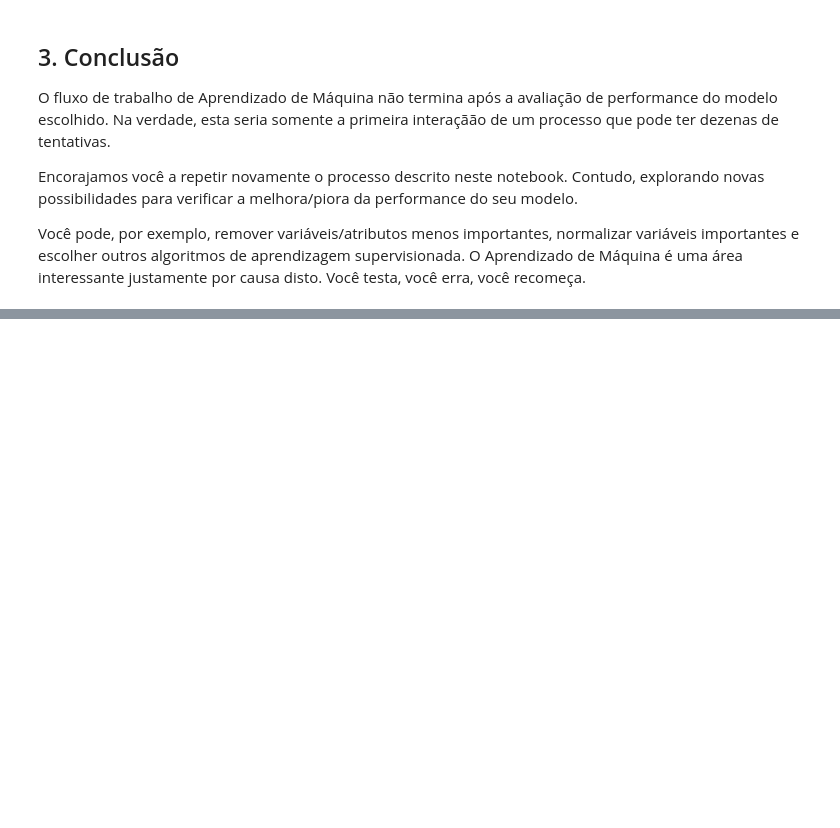
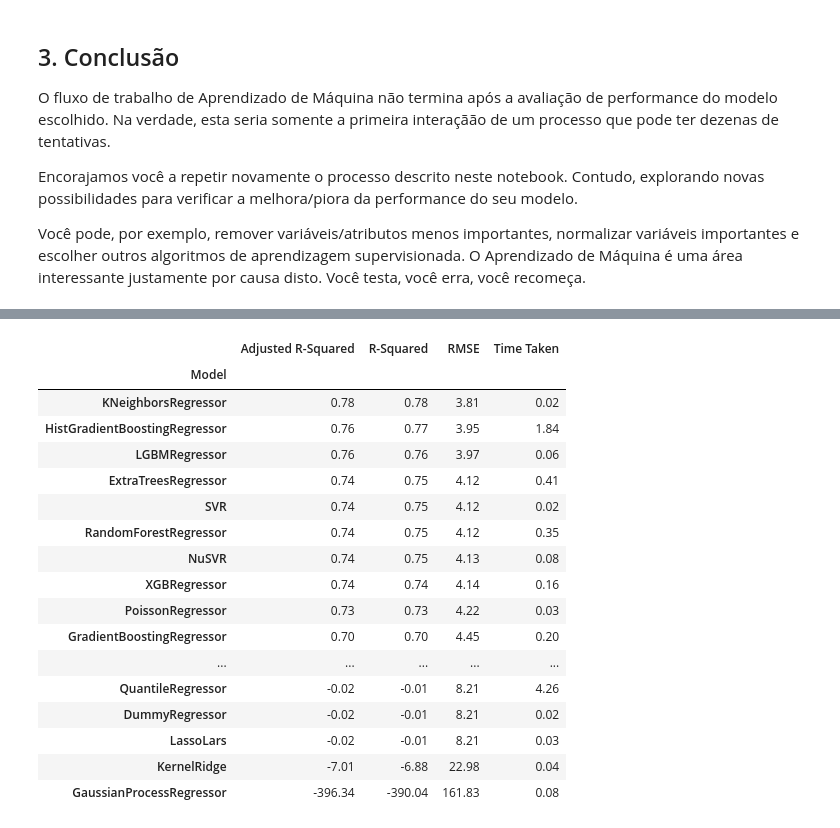
Before and after one commit to EloizioHMD/br-regression-project, a Jupyter notebook: regression-project-br.ipynb, the cells around one changed output, grey strips where cells are left out. Cells and saved outputs as stored; diff of their text form; code cells hidden in the pictures; blank space fills up the shorter version.

```diff
--- a/regression-project-br.ipynb
+++ b/regression-project-br.ipynb
@@ -274,0 +278,5 @@ Após realizar uma investigação superficial*, vamos prosseguir separando nosso
+# %%
+# Insira sua resposta aqui
+train, test = train_test_split(df, train_size=0.8)
+
+X_train, X_test, y_train, y_test = train_test_split(df[['RM','LSTAT']], df['MEDV'])
@@ -282,3 +294,5 @@ Após realizar uma investigação superficial*, vamos prosseguir separando nosso
 2. Passe os dados de treino de X e Y para o modelo.
 # %%
 # Insira sua resposta aqui
+reg = LinearRegression()
+reg.fit(X_train,y_train)
@@ -308,0 +358,6 @@ Você pode, por exemplo, remover variáveis/atributos menos importantes, normali
+# %%
+# Regressão com Lazy
+regl = LazyRegressor(verbose=0,ignore_warnings=True)
+models, predictions = regl.fit(X_train, X_test, y_train, y_test)
+models
+# %% [output]
@@ -308,0 +365,18 @@ Você pode, por exemplo, remover variáveis/atributos menos importantes, normali
+|  | Adjusted R-Squared | R-Squared | RMSE | Time Taken |
+| Model |  |  |  |  |
+| KNeighborsRegressor | 0.78 | 0.78 | 3.81 | 0.02 |
+| HistGradientBoostingRegressor | 0.76 | 0.77 | 3.95 | 1.84 |
+| LGBMRegressor | 0.76 | 0.76 | 3.97 | 0.06 |
+| ExtraTreesRegressor | 0.74 | 0.75 | 4.12 | 0.41 |
+| SVR | 0.74 | 0.75 | 4.12 | 0.02 |
+| RandomForestRegressor | 0.74 | 0.75 | 4.12 | 0.35 |
+| NuSVR | 0.74 | 0.75 | 4.13 | 0.08 |
+| XGBRegressor | 0.74 | 0.74 | 4.14 | 0.16 |
+| PoissonRegressor | 0.73 | 0.73 | 4.22 | 0.03 |
+| GradientBoostingRegressor | 0.70 | 0.70 | 4.45 | 0.20 |
+| ... | ... | ... | ... | ... |
+| QuantileRegressor | -0.02 | -0.01 | 8.21 | 4.26 |
+| DummyRegressor | -0.02 | -0.01 | 8.21 | 0.02 |
+| LassoLars | -0.02 | -0.01 | 8.21 | 0.03 |
+| KernelRidge | -7.01 | -6.88 | 22.98 | 0.04 |
+| GaussianProcessRegressor | -396.34 | -390.04 | 161.83 | 0.08 |
```
Also changed, not shown: parts of 10 cells of this notebook.
